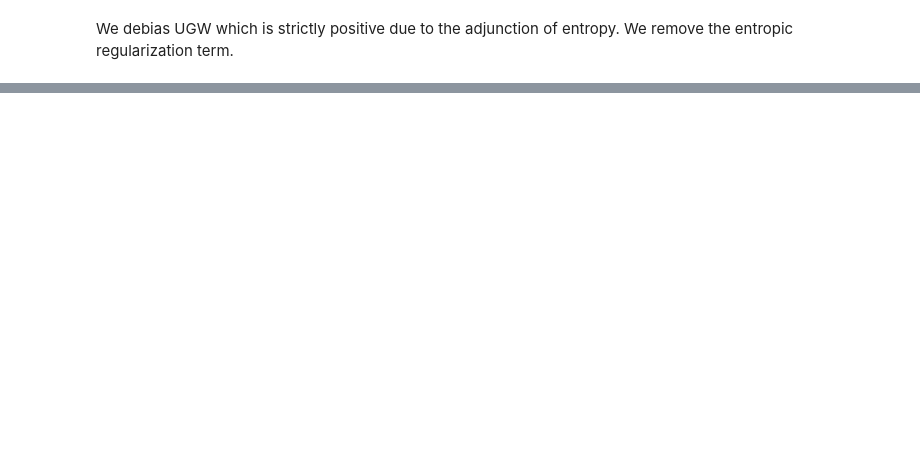
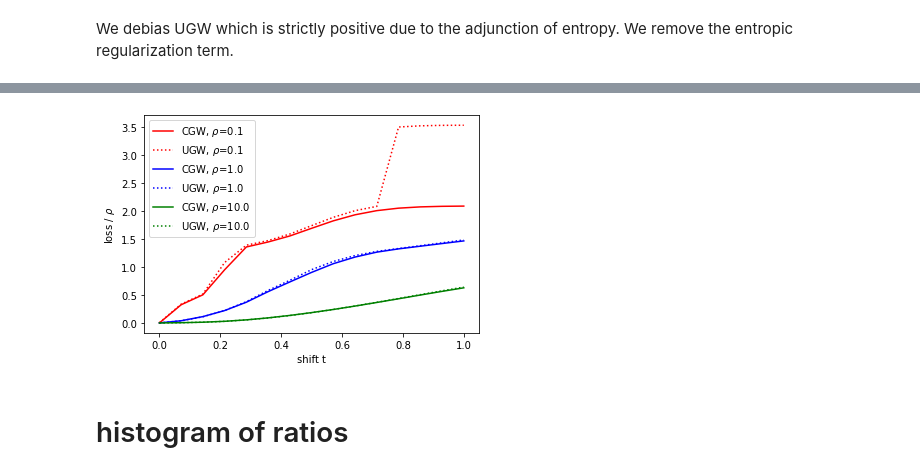
Before and after one commit to thibsej/unbalanced_gromov_wasserstein, a Jupyter notebook: conic/Conic-GW.ipynb, the cells around one changed output, grey strips where cells are left out. Saved outputs shown, nothing was run; the diff lists cells and outputs as text; code cells hidden in the pictures; blank space fills up the shorter version.

```diff
--- a/conic/Conic-GW.ipynb
+++ b/conic/Conic-GW.ipynb
@@ -448,0 +465,14 @@ plt.show()
+# %%
+# Plot results
+colors = ['r', 'b', 'g']
+for j in range(len(tau)):
+    plt.plot(eps, val_cgw[j] / tau[j], c=colors[j], label=f'CGW, $\\rho$={tau[j]}', linestyle='solid')
+    plt.plot(eps, val_ugw[j] / tau[j], c=colors[j], label=f'UGW, $\\rho$={tau[j]}', linestyle='dotted')
+plt.xlabel('shift t')
+plt.ylabel('loss / $\\rho$')
+plt.legend()
+plt.show()
+# %% [output]
+[figure, added]
+# %% [markdown]
+# histogram of ratios
```
Also changed, not shown: parts of 17 cells of this notebook.
